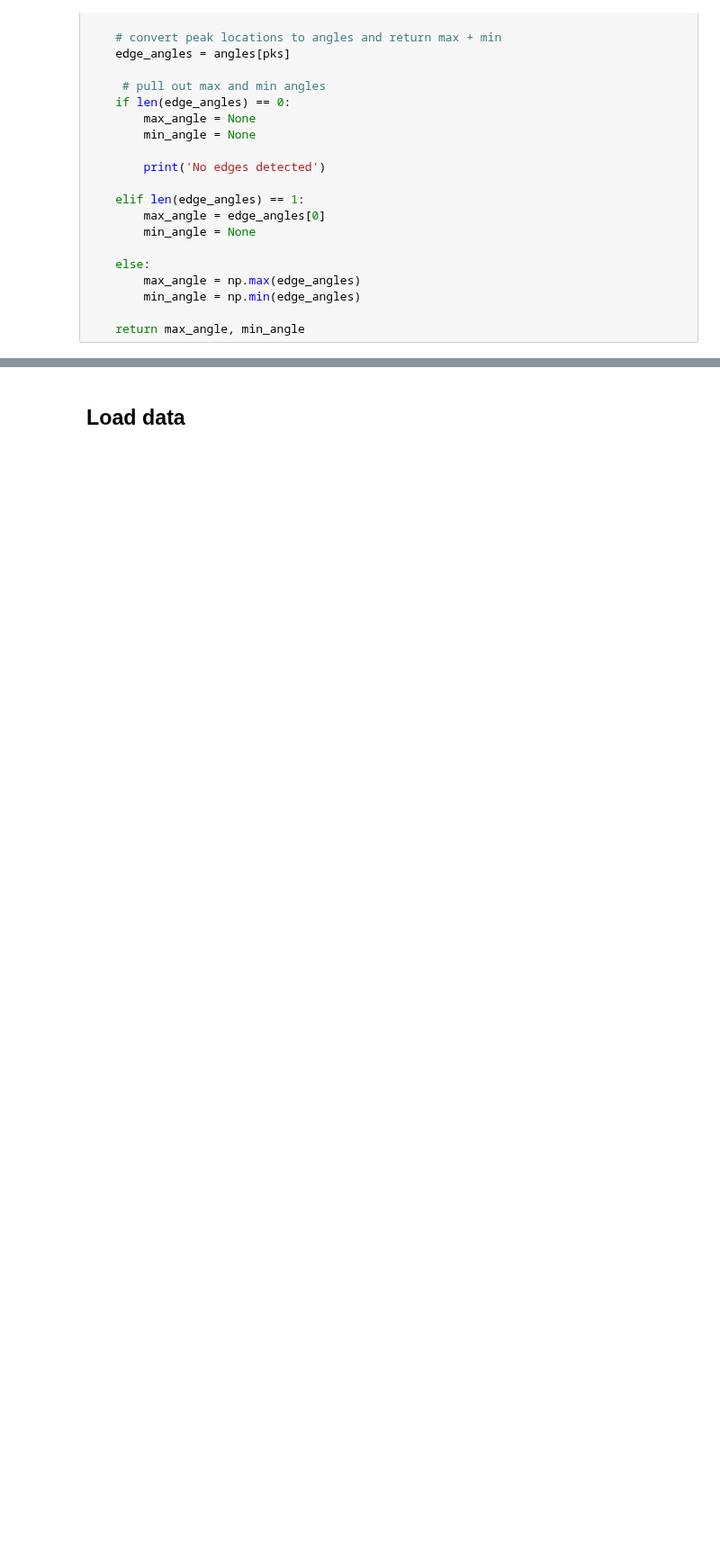
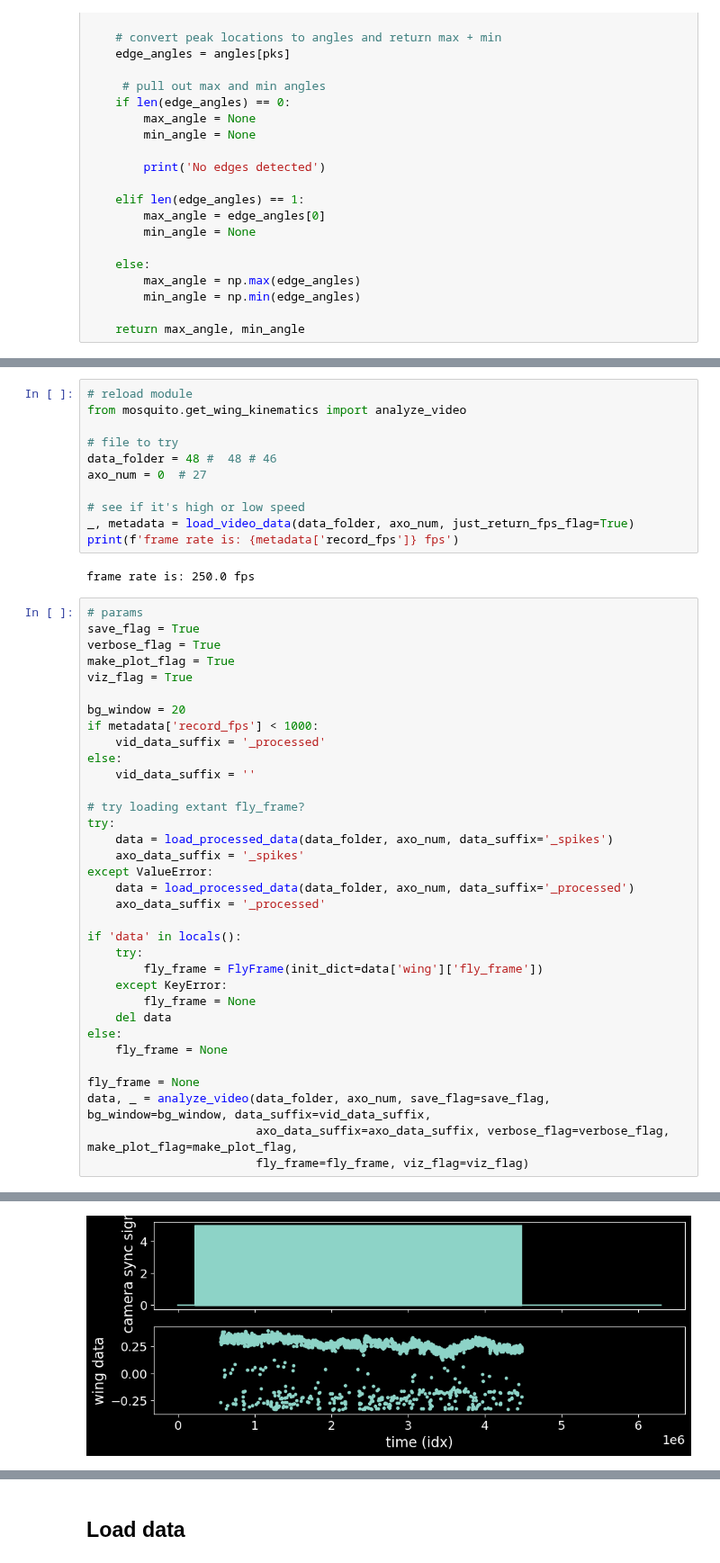
Before and after one commit to samcwhitehead/mosquito, a Jupyter notebook: scratch/test_kinefly_imitation_scratch.ipynb, the cells around one changed output, grey strips where cells are left out. Shown at 90% size. Cells and saved outputs as stored; diff of their text form; blank space fills up the shorter version.

Commit message:
improving video tracking

```diff
--- a/scratch/test_kinefly_imitation_scratch.ipynb
+++ b/scratch/test_kinefly_imitation_scratch.ipynb
@@ -243,0 +344,48 @@ def get_wing_edges_wedge_sum(img, wedge_masks, angles, min_prominence=0.001):
+# %%
+# reload module
+from mosquito.get_wing_kinematics import analyze_video
+
+# file to try
+data_folder = 48 #  48 # 46
+axo_num = 0  # 27
+
+# see if it's high or low speed
+_, metadata = load_video_data(data_folder, axo_num, just_return_fps_flag=True)
+print(f'frame rate is: {metadata['record_fps']} fps')
+# %% [output]
+frame rate is: 250.0 fps
+# %%
+# params
+save_flag = True
+verbose_flag = True
+make_plot_flag = True
+viz_flag = True
+
+bg_window = 20
+if metadata['record_fps'] < 1000:
+    vid_data_suffix = '_processed'
+else:
+    vid_data_suffix = ''
+
+# try loading extant fly_frame?
+try:
+    data = load_processed_data(data_folder, axo_num, data_suffix='_spikes')
+    axo_data_suffix = '_spikes'
+except ValueError:
+    data = load_processed_data(data_folder, axo_num, data_suffix='_processed')
+    axo_data_suffix = '_processed'
+
+if 'data' in locals():
+    try:
+        fly_frame = FlyFrame(init_dict=data['wing']['fly_frame'])
+    except KeyError:
+        fly_frame = None
+    del data
+else:
+    fly_frame = None
+
+fly_frame = None
+data, _ = analyze_video(data_folder, axo_num, save_flag=save_flag, bg_window=bg_window, data_suffix=vid_data_suffix,
+                        axo_data_suffix=axo_data_suffix, verbose_flag=verbose_flag, make_plot_flag=make_plot_flag,
+                        fly_frame=fly_frame, viz_flag=viz_flag)
+# %% [output]
@@ -243,0 +409 @@ def get_wing_edges_wedge_sum(img, wedge_masks, angles, min_prominence=0.001):
+[figure, added]
```
Also changed, not shown: parts of 47 cells of this notebook, 8 other files.
